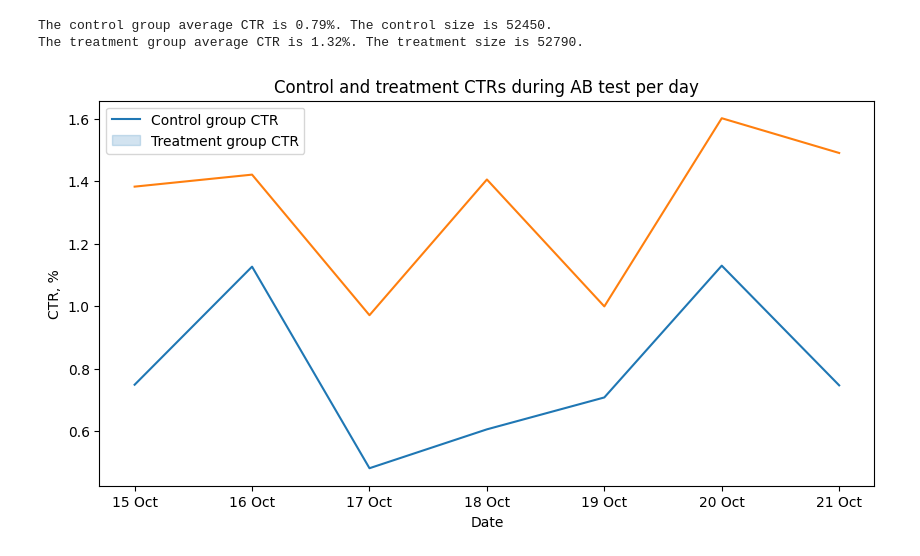
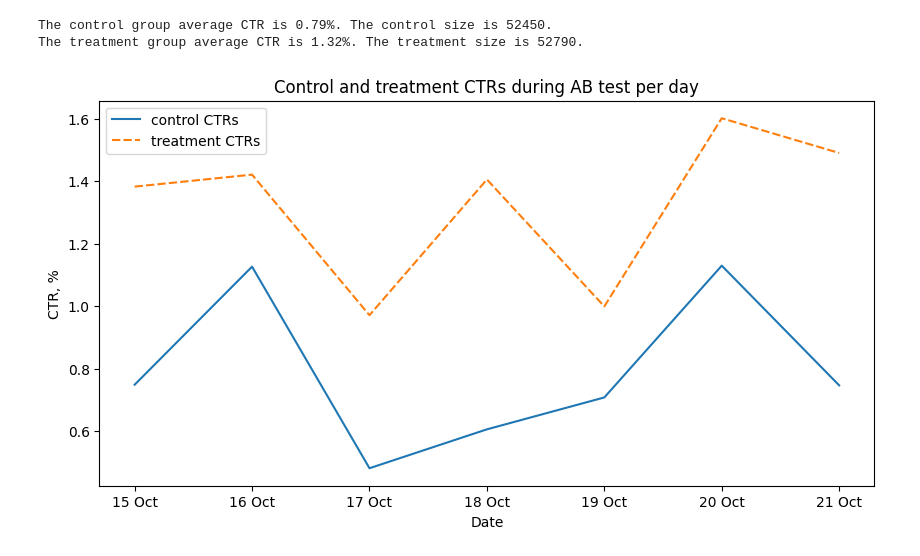
Before and after one commit to aakhterov/ML_algorithms_from_scratch, a Jupyter notebook: A_B_testing_practice.ipynb, the cells around one changed output. Cells and saved outputs as stored; diff of their text form; code cells hidden in the pictures.

```diff
--- a/A_B_testing_practice.ipynb
+++ b/A_B_testing_practice.ipynb
@@ -147,14 +153,18 @@ print(f"The treatment group average CTR is {treatment_ctr_mean}%. The treatment
 The control group average CTR is 0.79%. The control size is 52450.
 The treatment group average CTR is 1.32%. The treatment size is 52790.
 # %%
-# Let's plot the CTR
+# Let's plot the CTRs in the control and treatment groups per day
+df = pd.DataFrame({
+    "control CTRs": control_df['CTR'],
+    "treatment CTRs": treatment_df['CTR'].reset_index(drop=True)
+}) # make auxiliary DataFrame
+df.index = control_df['Date']
+
 _, ax = plt.subplots(figsize=(10,5))
-sns.lineplot(x=control_df['Date'], y=control_df['CTR'])
-sns.lineplot(x=treatment_df['Date'], y=treatment_df['CTR'])
-plt.legend(labels=["Control group CTR", "Treatment group CTR"])
+sns.lineplot(data=df, ax=ax)
 plt.ylabel('CTR, %')
 ax.xaxis.set_major_formatter(DateFormatter("%d %b"))
 plt.title('Control and treatment CTRs during AB test per day')
 plt.show()
 # %% [output]
-[figure, old version]
+[figure, new version]
```
Also changed, not shown: parts of 22 cells of this notebook.
